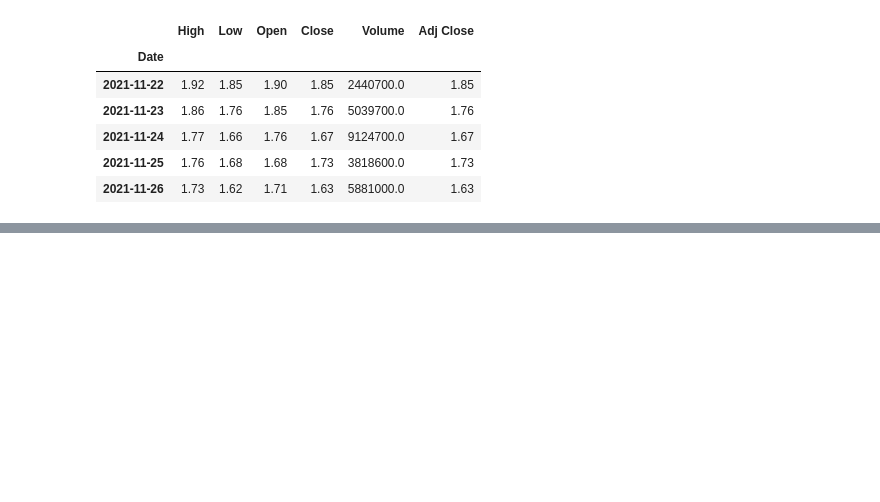
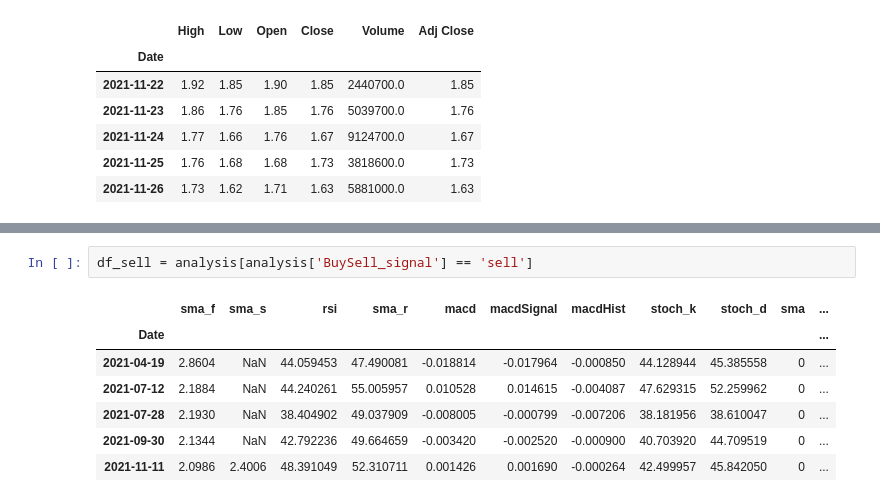
Before and after one commit to Callyong/Trading_Study, a Jupyter notebook: MACD_tablib.ipynb, the cells around one changed output, grey strips where cells are left out. Drawn from its saved outputs; the diff is of its cells as text; blank space fills up the shorter version.

```diff
--- a/MACD_tablib.ipynb
+++ b/MACD_tablib.ipynb
@@ -129,0 +168,10 @@ plt.show()
+# %%
+df_sell = analysis[analysis['BuySell_signal'] == 'sell']
+# %% [output]
+|  | sma_f | sma_s | rsi | sma_r | macd | macdSignal | macdHist | stoch_k | stoch_d | sma | ... |
+| Date |  |  |  |  |  |  |  |  |  |  | ... |
+| 2021-04-19 | 2.8604 | NaN | 44.059453 | 47.490081 | -0.018814 | -0.017964 | -0.000850 | 44.128944 | 45.385558 | 0 | ... |
+| 2021-07-12 | 2.1884 | NaN | 44.240261 | 55.005957 | 0.010528 | 0.014615 | -0.004087 | 47.629315 | 52.259962 | 0 | ... |
+| 2021-07-28 | 2.1930 | NaN | 38.404902 | 49.037909 | -0.008005 | -0.000799 | -0.007206 | 38.181956 | 38.610047 | 0 | ... |
+| 2021-09-30 | 2.1344 | NaN | 42.792236 | 49.664659 | -0.003420 | -0.002520 | -0.000900 | 40.703920 | 44.709519 | 0 | ... |
+| 2021-11-11 | 2.0986 | 2.4006 | 48.391049 | 52.310711 | 0.001426 | 0.001690 | -0.000264 | 42.499957 | 45.842050 | 0 | ... |
```
Also changed, not shown: parts of 5 cells of this notebook.
